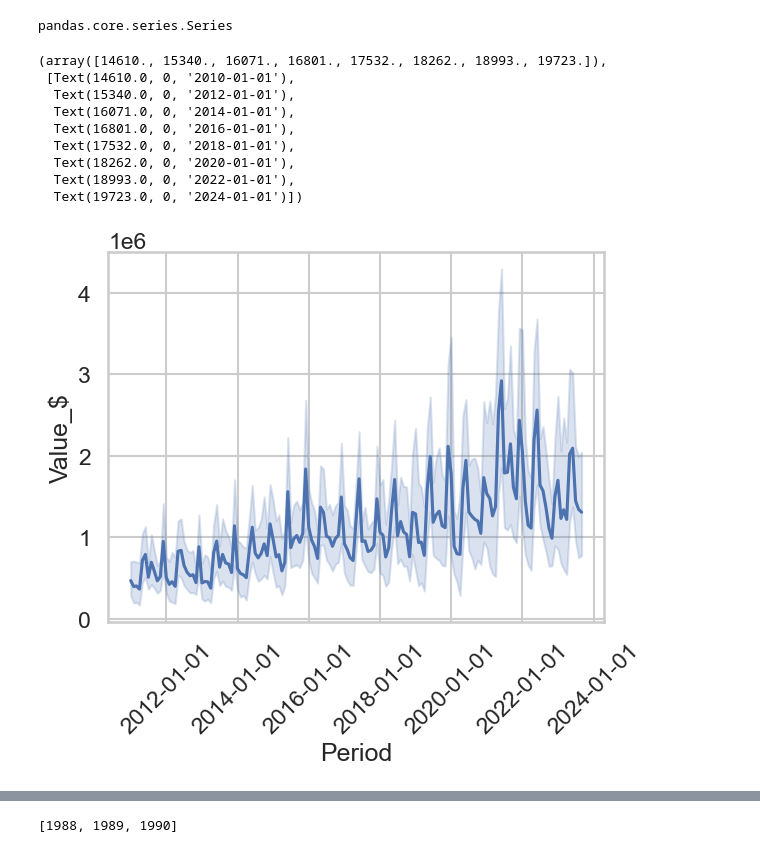
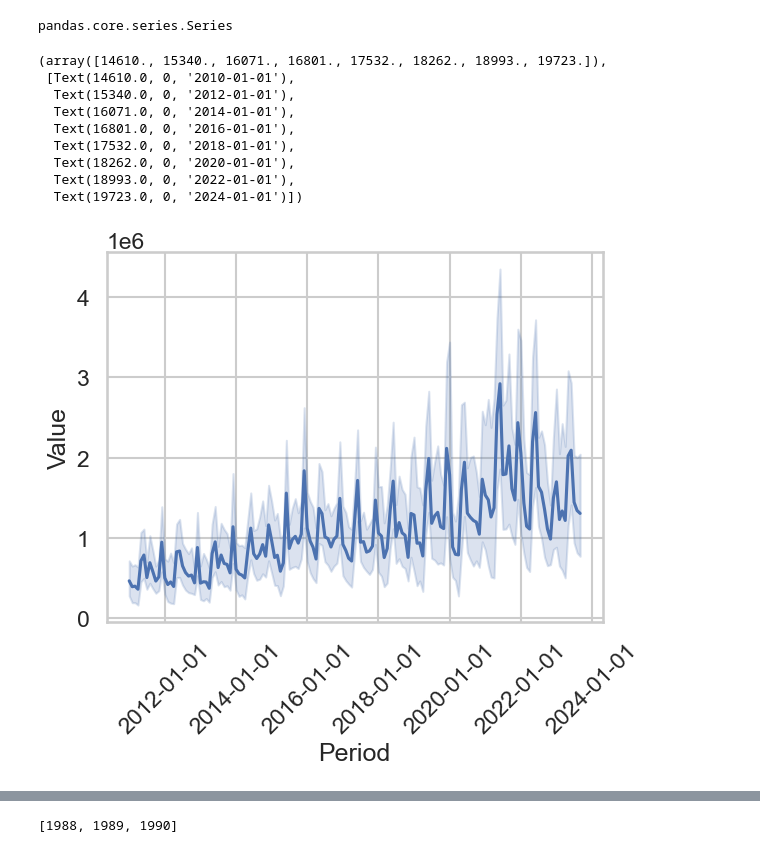
Before and after one commit to brigittesullivan/w30-final-lhl-project, a Jupyter notebook: 2_EDA.ipynb, the cells around one changed output, grey strips where cells are left out. Cells and saved outputs as stored; diff of their text form; code cells hidden in the pictures.

```diff
--- a/2_EDA.ipynb
+++ b/2_EDA.ipynb
@@ -79,23 +128,23 @@ type(x_values)
 # %% [output]
 pandas.core.series.Series
 # %%
-ax = sns.lineplot(data = data, x=x_values, y=data['Value_$'])
+ax = sns.lineplot(data = data, x=x_values, y=data['Value'])
 
 # Format the x-axis labels as dates
 date_format = mdates.DateFormatter('%Y-%m-%d')
 ax.xaxis.set_major_formatter(date_format)
 plt.xticks(rotation=45)
 # %% [output]
 (array([14610., 15340., 16071., 16801., 17532., 18262., 18993., 19723.]),
  [Text(14610.0, 0, '2010-01-01'),
   Text(15340.0, 0, '2012-01-01'),
   Text(16071.0, 0, '2014-01-01'),
   Text(16801.0, 0, '2016-01-01'),
   Text(17532.0, 0, '2018-01-01'),
   Text(18262.0, 0, '2020-01-01'),
   Text(18993.0, 0, '2022-01-01'),
   Text(19723.0, 0, '2024-01-01')])
-[figure, old version]
+[figure, new version]
 # %%
 ax = sns.scatterplot(data = data, x=x_values, y=data['Quantity_kg'], alpha=0.4)
 
```
Also changed, not shown: parts of 22 cells of this notebook, 12 other files.
